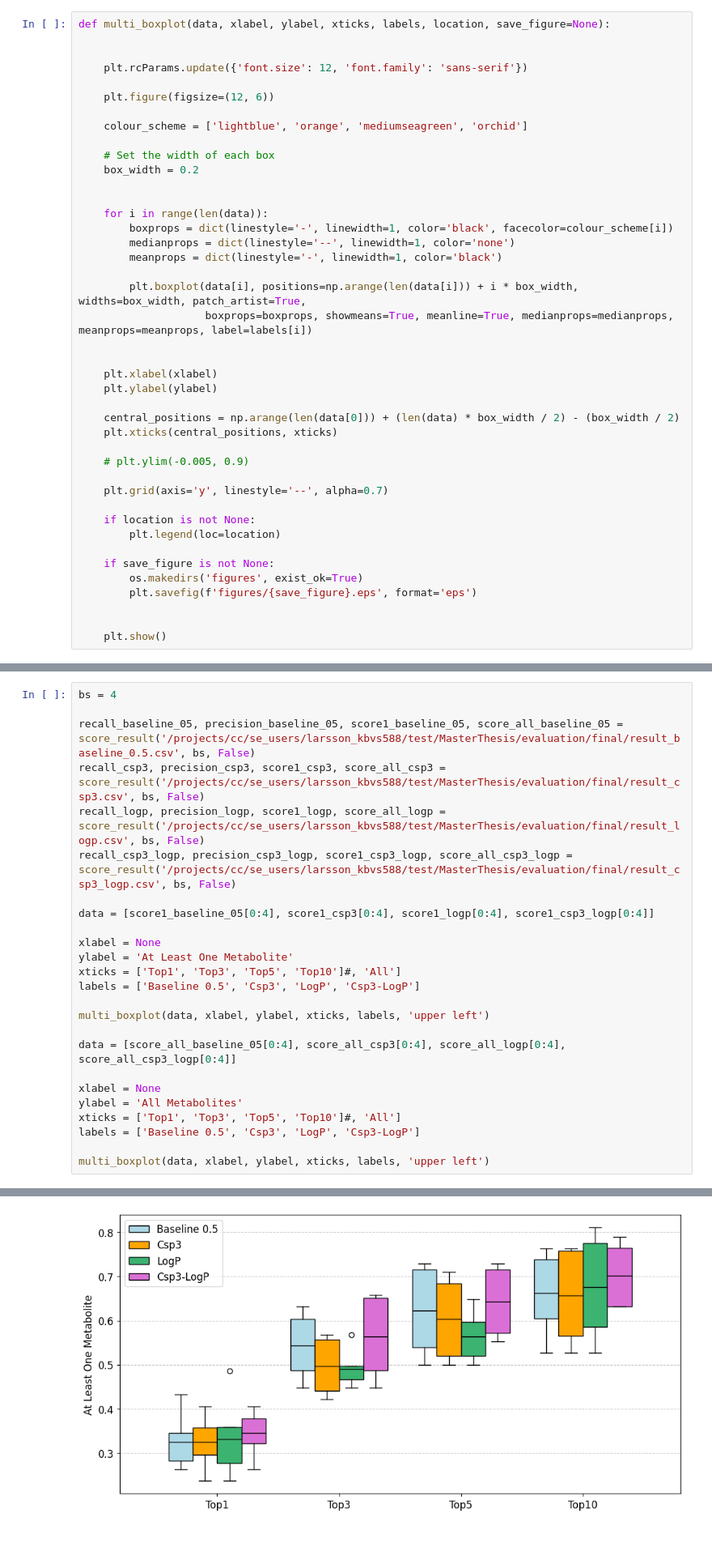
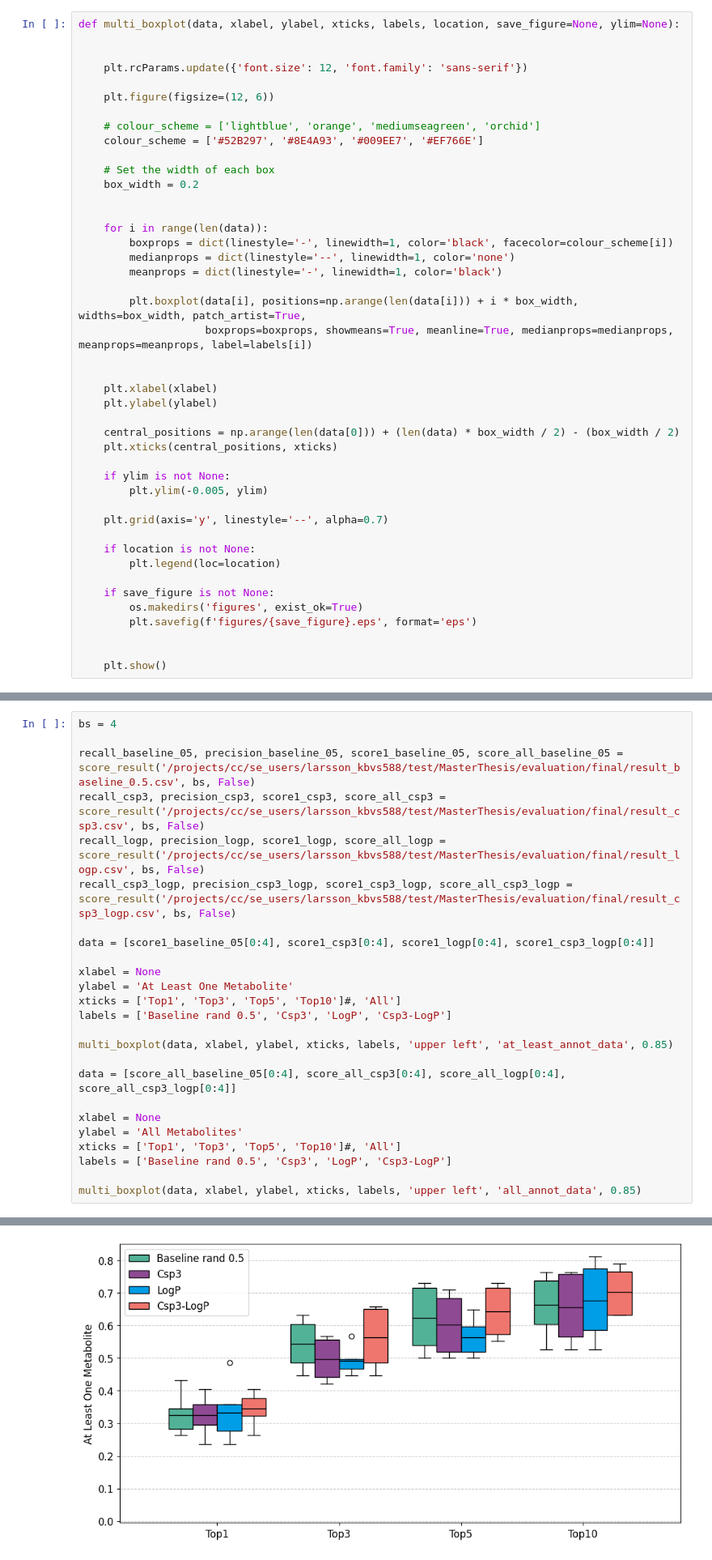
Before and after one commit to tsofiac/LAGOM, a Jupyter notebook: data_analysis/boxplot.ipynb, the cells around one changed output, grey strips where cells are left out. Shown at 81% size. Drawn from its saved outputs; the diff is of its cells as text.

```diff
--- a/data_analysis/boxplot.ipynb
+++ b/data_analysis/boxplot.ipynb
@@ -10,14 +10,15 @@ sys.path.append(script_directory)
 
 from prediction_reader import score_result
 # %%
-def multi_boxplot(data, xlabel, ylabel, xticks, labels, location, save_figure=None):
+def multi_boxplot(data, xlabel, ylabel, xticks, labels, location, save_figure=None, ylim=None):
 
 
     plt.rcParams.update({'font.size': 12, 'font.family': 'sans-serif'})
 
     plt.figure(figsize=(12, 6))
 
-    colour_scheme = ['lightblue', 'orange', 'mediumseagreen', 'orchid']
+    # colour_scheme = ['lightblue', 'orange', 'mediumseagreen', 'orchid']
+    colour_scheme = ['#52B297', '#8E4A93', '#009EE7', '#EF766E']
 
     # Set the width of each box
     box_width = 0.2
@@ -38,7 +39,8 @@ def multi_boxplot(data, xlabel, ylabel, xticks, labels, location, save_figure=No
     central_positions = np.arange(len(data[0])) + (len(data) * box_width / 2) - (box_width / 2)
     plt.xticks(central_positions, xticks)
 
-    # plt.ylim(-0.005, 0.9)
+    if ylim is not None:
+        plt.ylim(-0.005, ylim)
 
     plt.grid(axis='y', linestyle='--', alpha=0.7)
 
@@ -280,16 +295,16 @@ data = [score1_baseline_05[0:4], score1_csp3[0:4], score1_logp[0:4], score1_csp3
 xlabel = None
 ylabel = 'At Least One Metabolite'
 xticks = ['Top1', 'Top3', 'Top5', 'Top10']#, 'All']
-labels = ['Baseline 0.5', 'Csp3', 'LogP', 'Csp3-LogP']
+labels = ['Baseline rand 0.5', 'Csp3', 'LogP', 'Csp3-LogP']
 
-multi_boxplot(data, xlabel, ylabel, xticks, labels, 'upper left')
+multi_boxplot(data, xlabel, ylabel, xticks, labels, 'upper left', 'at_least_annot_data', 0.85)
 
 data = [score_all_baseline_05[0:4], score_all_csp3[0:4], score_all_logp[0:4], score_all_csp3_logp[0:4]]
 
 xlabel = None
 ylabel = 'All Metabolites'
 xticks = ['Top1', 'Top3', 'Top5', 'Top10']#, 'All']
-labels = ['Baseline 0.5', 'Csp3', 'LogP', 'Csp3-LogP']
+labels = ['Baseline rand 0.5', 'Csp3', 'LogP', 'Csp3-LogP']
 
-multi_boxplot(data, xlabel, ylabel, xticks, labels, 'upper left')
+multi_boxplot(data, xlabel, ylabel, xticks, labels, 'upper left', 'all_annot_data', 0.85)
 # %% [output]
@@ -296 +312 @@ multi_boxplot(data, xlabel, ylabel, xticks, labels, 'upper left')
-[figure, old version]
+[figure, new version]
```
Also changed, not shown: parts of 6 cells of this notebook, 5 other files.
